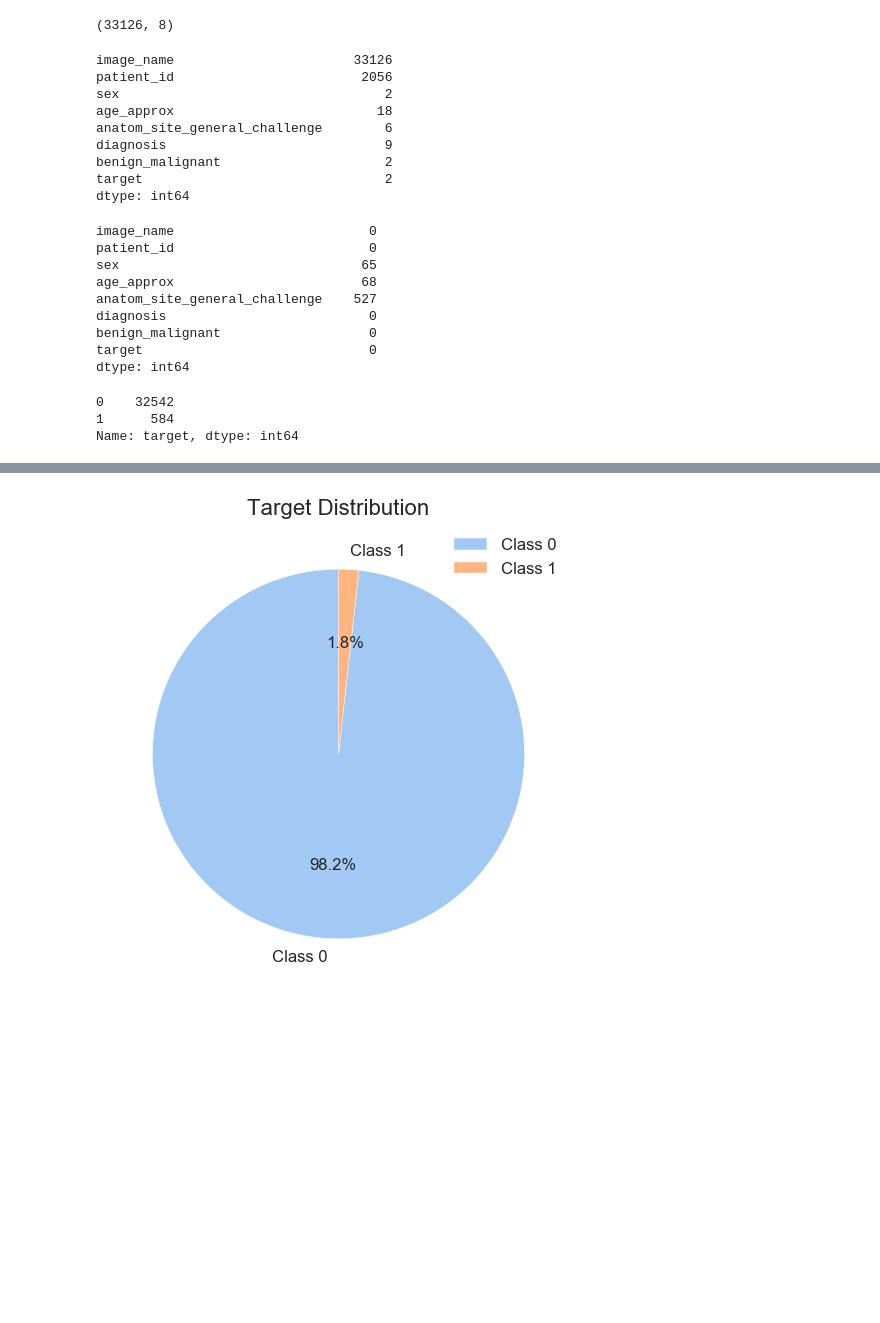
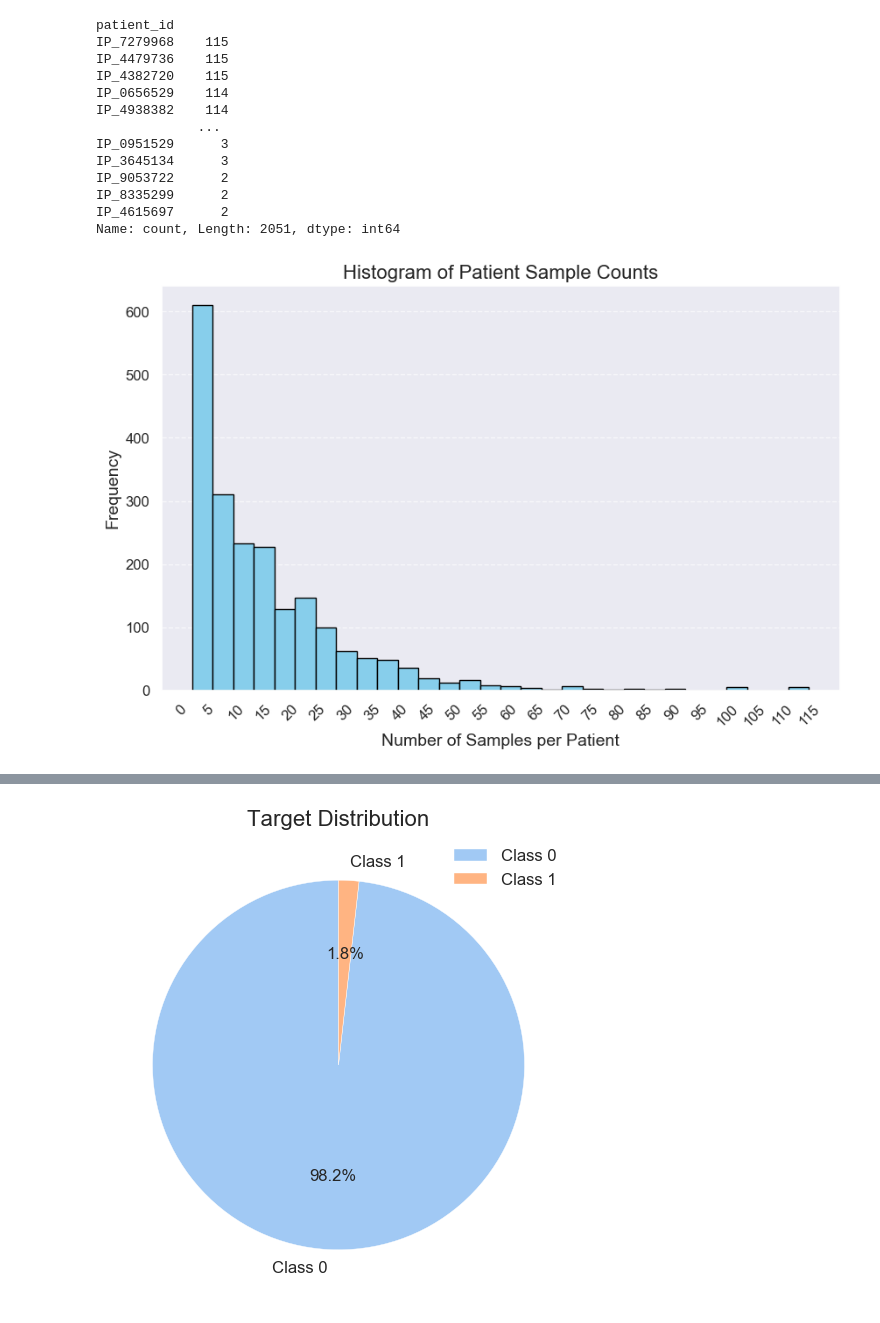
Before and after one commit to phil-mira/AMLSII_24-25, a Jupyter notebook: exploration.ipynb, the cells around one changed output, grey strips where cells are left out. Cells and saved outputs as stored; diff of their text form; code cells hidden in the pictures; blank space fills up the shorter version.

```diff
--- a/exploration.ipynb
+++ b/exploration.ipynb
@@ -12,3 +11,10 @@ set_plot_style()
 
 train_data = pd.read_csv("data/train.csv")
 test_data = pd.read_csv("data/test.csv")
+duplicates_df = pd.read_csv('data/2020_challenge_duplicates.csv')
+
+
+remove_duplicates(train_data, test_data, duplicates_df)
+
+train_data = train_data.dropna()
+test_data = test_data.dropna()
@@ -40,29 +20,0 @@ Error:
-# %%
-train_data.shape
-# %% [output]
-(33126, 8)
-# %%
-unique_counts = train_data.nunique()
-print(unique_counts)
-# %% [output]
-image_name                       33126
-patient_id                        2056
-sex                                  2
-age_approx                          18
-anatom_site_general_challenge        6
-diagnosis                            9
-benign_malignant                     2
-target                               2
-dtype: int64
-# %%
-train_data.isna().sum()
-# %% [output]
-image_name                         0
-patient_id                         0
-sex                               65
-age_approx                        68
-anatom_site_general_challenge    527
-diagnosis                          0
-benign_malignant                   0
-target                             0
-dtype: int64
@@ -71,6 +21,30 @@ target_dist = train_data['target'].value_counts()
-# %%
-print(target_dist)
-# %% [output]
-0    32542
-1      584
-Name: target, dtype: int64
+# %%
+patient_sample_counts = train_data['patient_id'].value_counts()
+print(patient_sample_counts)
+
+plt.figure(figsize=(10, 6))
+patient_sample_counts.plot(kind='hist', bins=30, color='skyblue', edgecolor='black')
+plt.title('Histogram of Patient Sample Counts')
+plt.xlabel('Number of Samples per Patient')
+plt.ylabel('Frequency')
+
+# Increase the number of ticks on the x-axis
+plt.xticks(ticks=range(0, int(patient_sample_counts.max()) + 1, 5), rotation=45)
+
+plt.grid(axis='y', linestyle='--', alpha=0.7)
+plt.show()
+# %% [output]
+patient_id
+IP_7279968    115
+IP_4479736    115
+IP_4382720    115
+IP_0656529    114
+IP_4938382    114
+             ...
+IP_0951529      3
+IP_3645134      3
+IP_9053722      2
+IP_8335299      2
+IP_4615697      2
+Name: count, Length: 2051, dtype: int64
+[figure, added]
```
Also changed, not shown: parts of 25 cells of this notebook, 1 other file.
